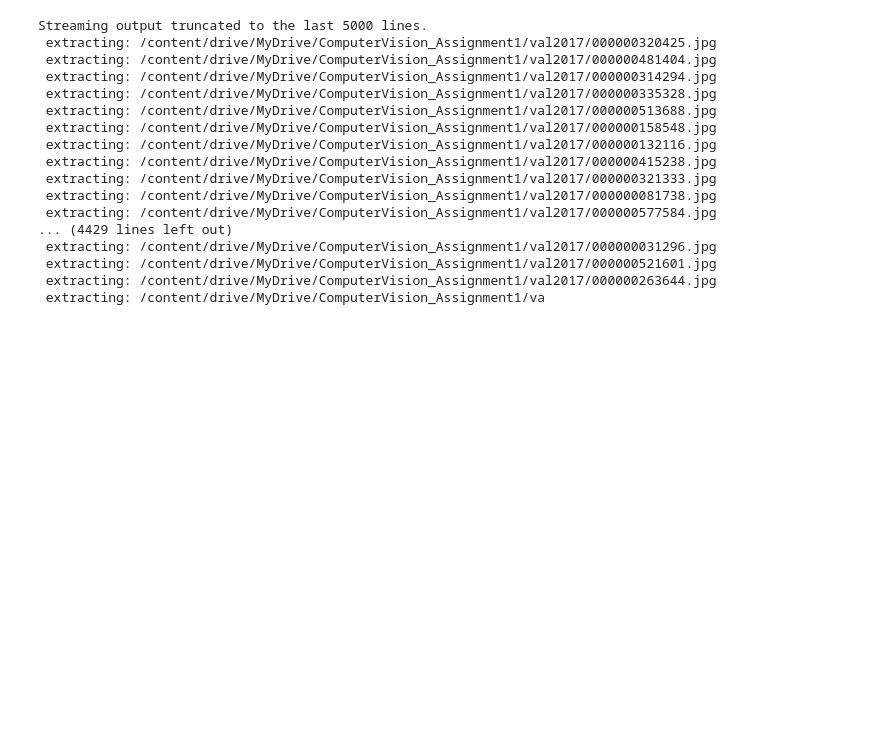
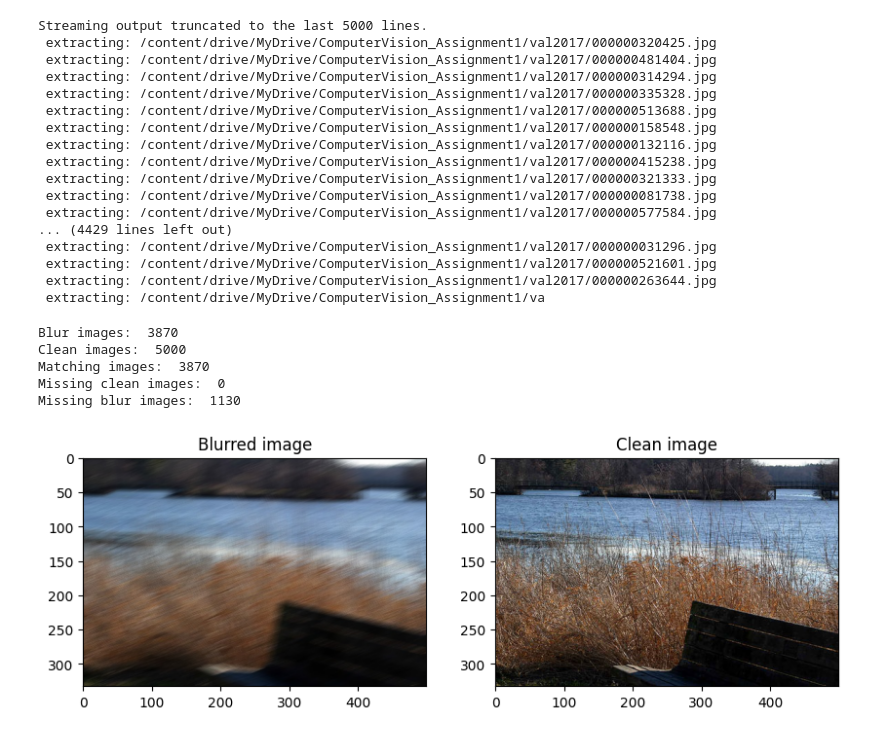
Before and after one commit to royalalexandar404/ComputerVision_Assignment1, a Jupyter notebook: ComputerVision_Assignment1.ipynb, the cells around one changed output. Drawn from its saved outputs; the diff is of its cells as text; code cells hidden in the pictures; blank space fills up the shorter version.

Commit message:
Initial setup: dataset preparation, image matching, deblurring, evaluation, and object detection

```diff
--- a/ComputerVision_Assignment1.ipynb
+++ b/ComputerVision_Assignment1.ipynb
@@ -89,3 +89,46 @@ Streaming output truncated to the last 5000 lines.
  extracting: /content/drive/MyDrive/ComputerVision_Assignment1/val2017/000000521601.jpg
  extracting: /content/drive/MyDrive/ComputerVision_Assignment1/val2017/000000263644.jpg
  extracting: /content/drive/MyDrive/ComputerVision_Assignment1/va
+# %%
+import os
+blur_path = "/content/drive/MyDrive/assignment_data/blurred"
+clean_path = "/content/drive/MyDrive/assignment_data/val2017"
+
+blur_images = set(os.listdir(blur_path))
+clean_images = set(os.listdir(clean_path))
+
+common = blur_images.intersection(clean_images)
+print("Blur images: ", len(blur_images))
+print("Clean images: ", len(clean_images))
+print("Matching images: ", len(common))
+
+missing_clean = blur_images - clean_images
+missing_blur = clean_images - blur_images
+
+print("Missing clean images: ", len(missing_clean))
+print("Missing blur images: ", len(missing_blur))
+# %% [output]
+Blur images:  3870
+Clean images:  5000
+Matching images:  3870
+Missing clean images:  0
+Missing blur images:  1130
+# %%
+import random
+import matplotlib.pyplot as plt
+from PIL import Image
+
+sample = random.choice(list(common))
+blur_img = Image.open(os.path.join(blur_path, sample))
+clean_img = Image.open(os.path.join(clean_path, sample))
+plt.figure(figsize=(10,5))
+plt.subplot(1,2,1)
+plt.imshow(blur_img)
+plt.title("Blurred image")
+
+plt.subplot(1,2,2)
+plt.imshow(clean_img)
+plt.title("Clean image")
+plt.show()
+# %% [output]
+[figure, added]
```
Also changed, not shown: parts of 8 cells of this notebook.
